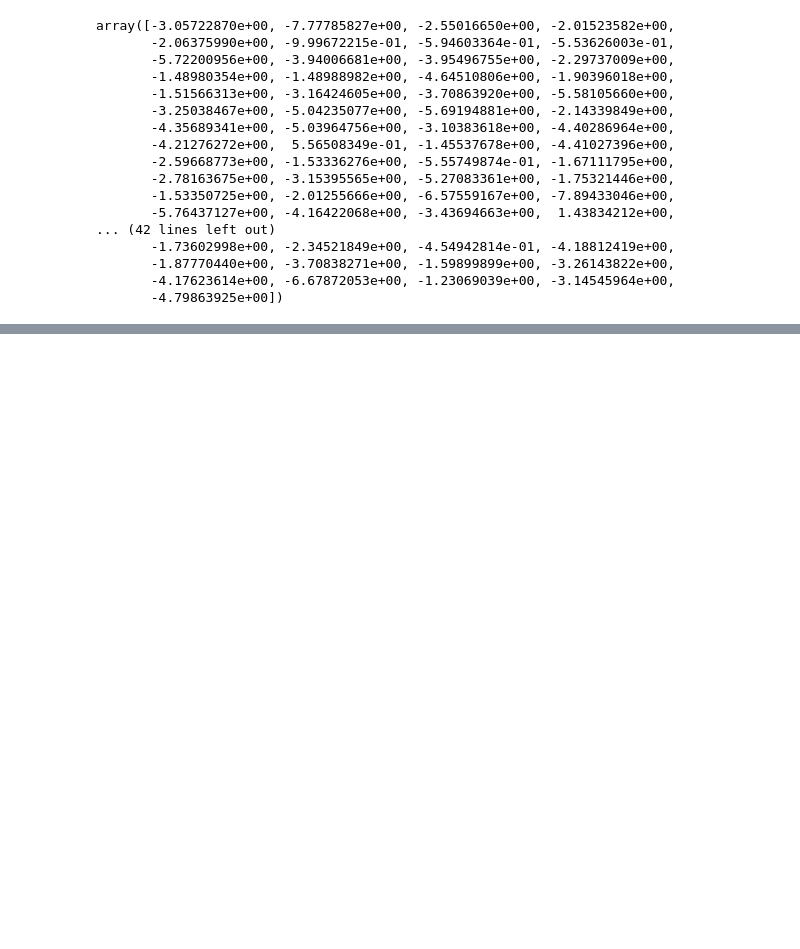
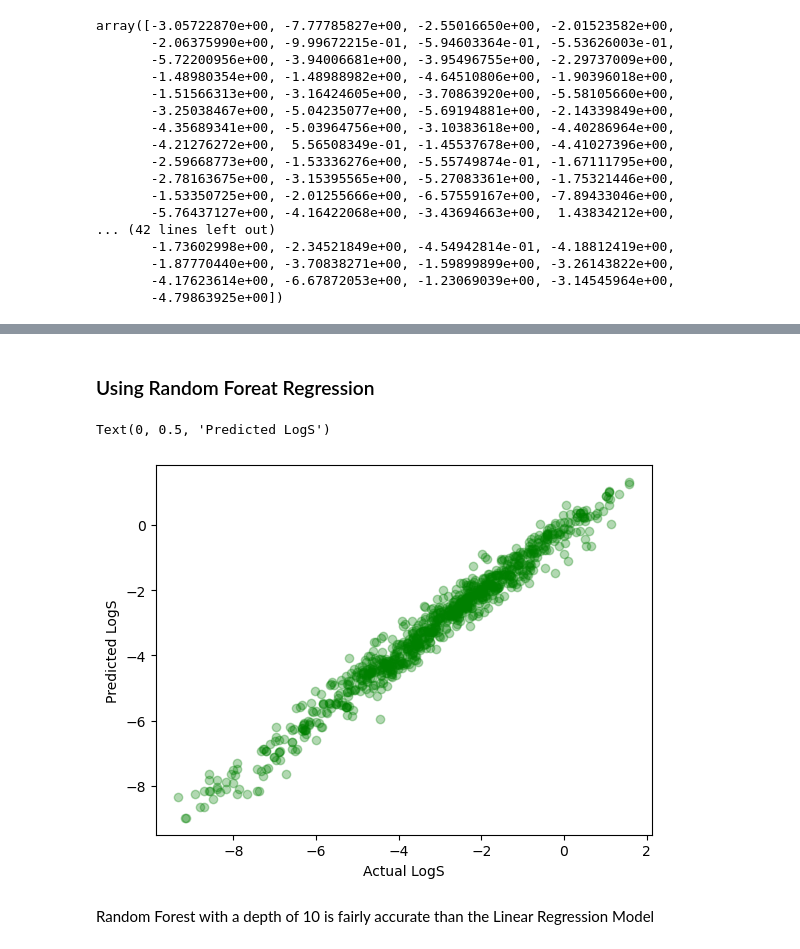
Before and after one commit to AnmolLamichhane/Molecular-Solubility-Prediction, a Jupyter notebook: notebooks/First-Project.ipynb, the cells around one changed output, grey strips where cells are left out. Cells and saved outputs as stored; diff of their text form; code cells hidden in the pictures; blank space fills up the shorter version.

```diff
--- a/notebooks/First-Project.ipynb
+++ b/notebooks/First-Project.ipynb
@@ -172,0 +192,3 @@ lr_results
+# %%
+y_rf_train_pred = rf.predict(x_train)
+y_rf_test_pred = rf.predict(x_test)
@@ -172,0 +242,12 @@ lr_results
+# %% [markdown]
+### Using Random Foreat Regression
+# %%
+plt.scatter ( x = y_train , y = y_rf_train_pred , c= "green" , alpha= 0.3)
+plt.plot()
+plt.xlabel ('Actual LogS')
+plt.ylabel ( 'Predicted LogS')
+# %% [output]
+Text(0, 0.5, 'Predicted LogS')
+[figure, added]
+# %% [markdown]
+Random Forest with a depth of 10 is fairly accurate than the Linear Regression Model
```
Also changed, not shown: parts of 21 cells of this notebook.
